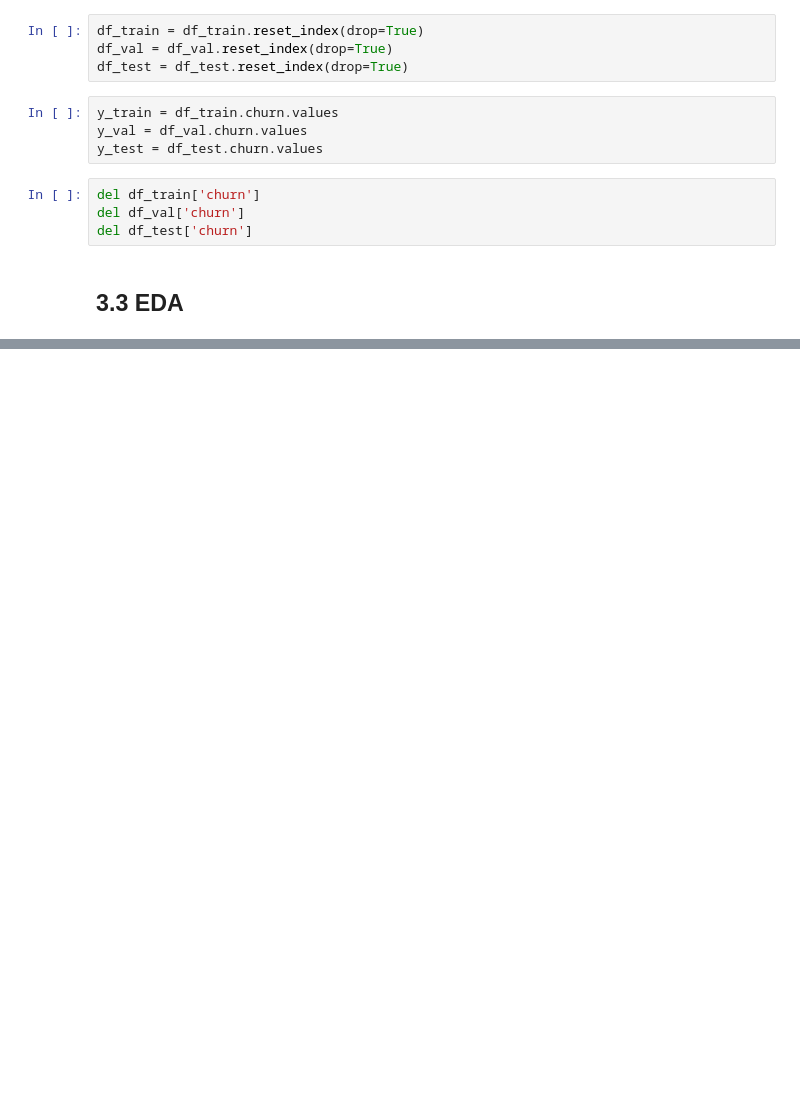
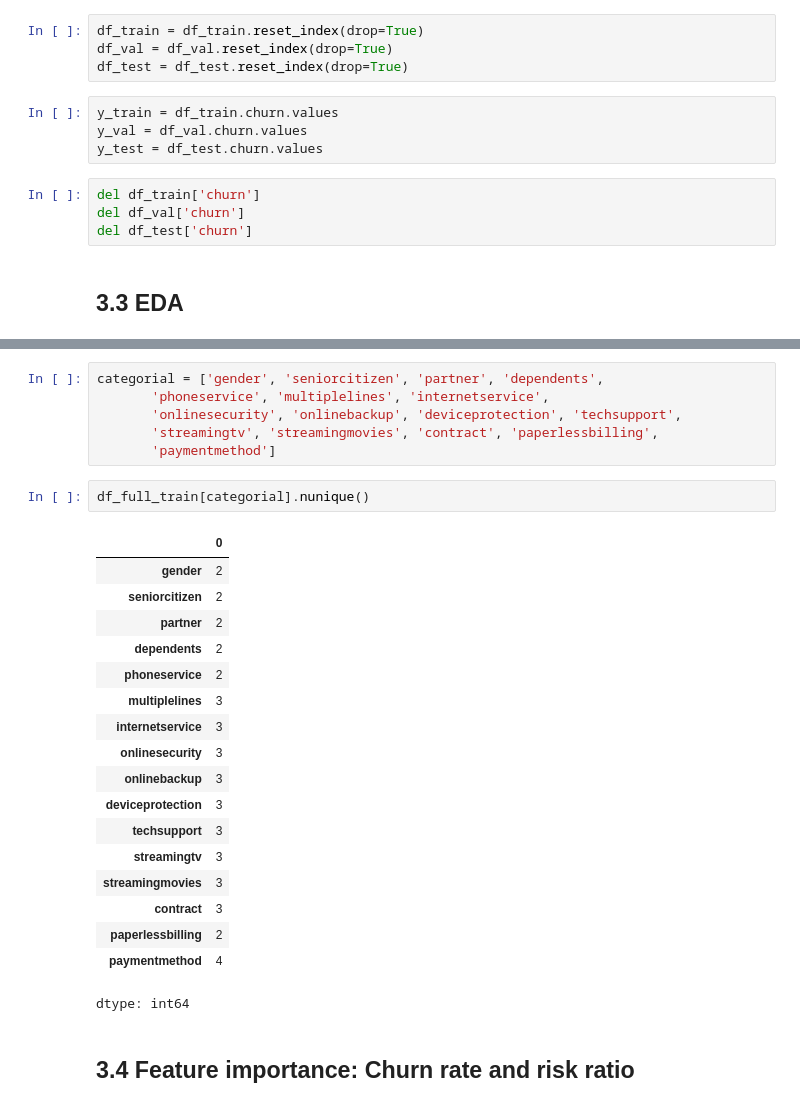
Before and after one commit to abliskan/ML-Zoomcamp-Personal-Note, a Jupyter notebook: 03_Classification/exercise/Week_3.ipynb, the cells around one changed output, grey strips where cells are left out. Saved outputs shown, nothing was run; the diff lists cells and outputs as text; blank space fills up the shorter version.

```diff
--- a/03_Classification/exercise/Week_3.ipynb
+++ b/03_Classification/exercise/Week_3.ipynb
@@ -117,0 +185,29 @@ del df_test['churn']
+# %%
+categorial = ['gender', 'seniorcitizen', 'partner', 'dependents',
+       'phoneservice', 'multiplelines', 'internetservice',
+       'onlinesecurity', 'onlinebackup', 'deviceprotection', 'techsupport',
+       'streamingtv', 'streamingmovies', 'contract', 'paperlessbilling',
+       'paymentmethod']
+# %%
+df_full_train[categorial].nunique()
+# %% [output]
+|  | 0 |
+| gender | 2 |
+| seniorcitizen | 2 |
+| partner | 2 |
+| dependents | 2 |
+| phoneservice | 2 |
+| multiplelines | 3 |
+| internetservice | 3 |
+| onlinesecurity | 3 |
+| onlinebackup | 3 |
+| deviceprotection | 3 |
+| techsupport | 3 |
+| streamingtv | 3 |
+| streamingmovies | 3 |
+| contract | 3 |
+| paperlessbilling | 2 |
+| paymentmethod | 4 |
+dtype: int64
+# %% [markdown]
+## 3.4 Feature importance: Churn rate and risk ratio
```
Also changed, not shown: parts of 13 cells of this notebook.
